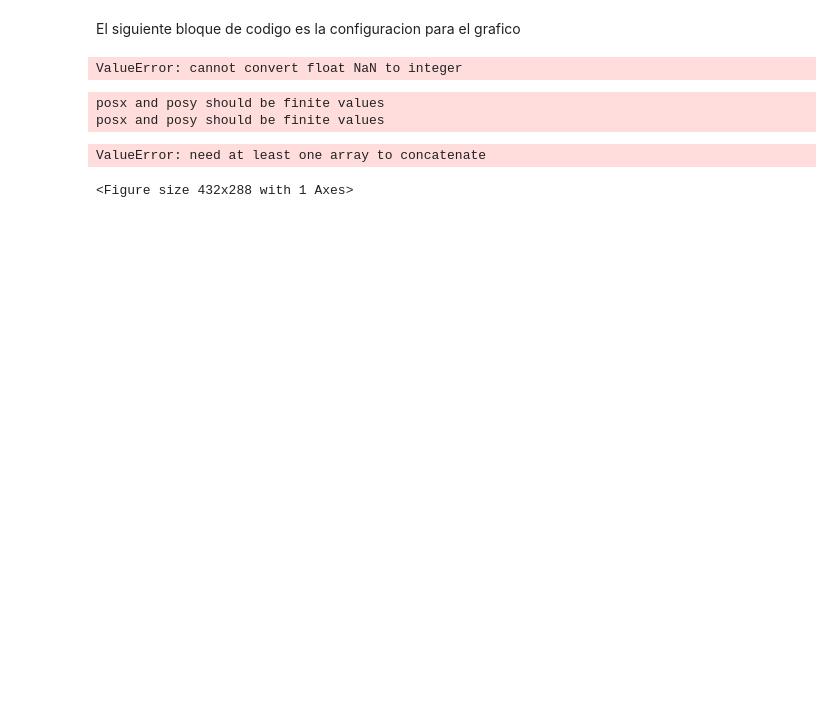
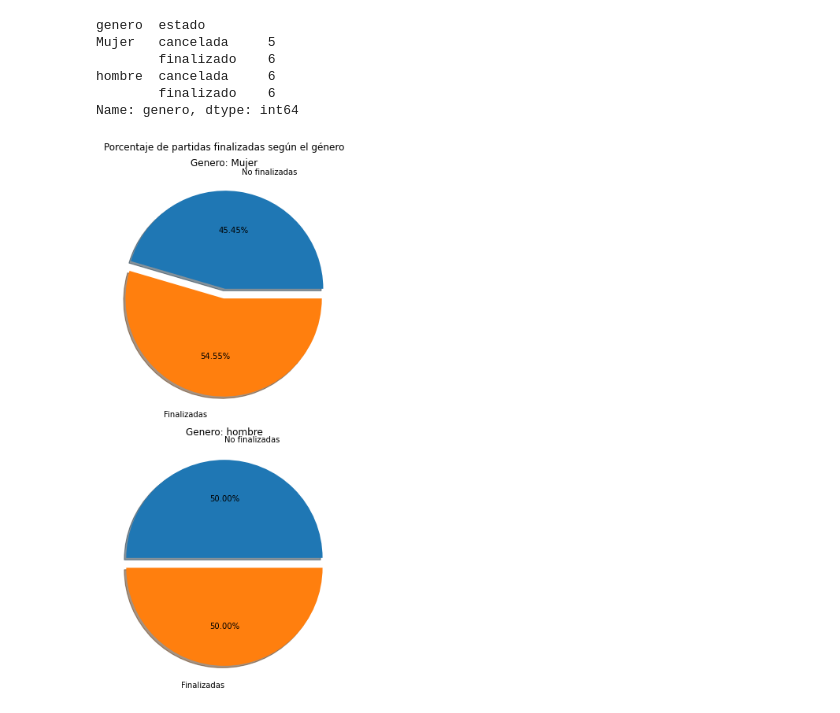
Before and after one commit to JuCenBer/FiguRace, a Jupyter notebook: estadisticas/fin_x_genero.ipynb, the cells around one changed output. Cells and saved outputs as stored; diff of their text form; code cells hidden in the pictures; blank space fills up the shorter version.

Commit message:
Corregidos y agregados graficos

```diff
--- a/estadisticas/fin_x_genero.ipynb
+++ b/estadisticas/fin_x_genero.ipynb
@@ -47,21 +19,40 @@ for usuario in usuarios_fin.keys():
-# %% [markdown]
-El siguiente bloque de codigo es la configuracion para el grafico
-# %%
-#A partir de aca es para hacer la torta
-etiquetas = ["Hombres", "Mujeres", "No Binario"]
-
-data_dibujo = [cant_hombres, cant_mujeres, cant_nobinario]
-explode = (0.1, 0.1, 0.1)
-
-plt.pie(data_dibujo, explode=explode, labels=etiquetas, autopct='%1.2f%%', shadow=True, startangle=120, labeldistance= 1.2)
-plt.axis('equal')
-plt.legend(etiquetas)
-
-plt.title("Porcentaje de partidas finalizadas por genero")
-plt.show()
-# %% [output]
-ValueError: cannot convert float NaN to integer
-posx and posy should be finite values
-posx and posy should be finite values
-ValueError: need at least one array to concatenate
-<Figure size 432x288 with 1 Axes>
+# %%
+#Obtengo los eventos finalizados por usuario
+data_set = data_set[["evento","estado", "usuarie"]]
+data_set = data_set[data_set["evento"] == "fin"]
+
+df_usuarios = pd.DataFrame.from_dict(jugadores)
+df_usuarios = df_usuarios.rename(columns = {'nick':'usuarie'})
+
+nuevo_df = pd.merge(data_set,df_usuarios,on="usuarie")
+# %%
+por_genero = nuevo_df.groupby(["genero", "estado"])["genero"].size()
+print(por_genero)
+# %% [output]
+genero  estado
+Mujer   cancelada     5
+        finalizado    6
+hombre  cancelada     6
+        finalizado    6
+Name: genero, dtype: int64
+# %%
+etiquetas = ["No finalizadas","Finalizadas"]
+
+generos = nuevo_df["genero"].unique()
+
+if len(generos) > 5: cant_graficos = 5
+else: cant_graficos = len(generos)
+
+figure, axis = plt.subplots(nrows=cant_graficos, ncols=1, figsize=(10, 10))
+
+grafico = 0
+for genero in generos:
+    axis[grafico].pie([por_genero[genero]["cancelada"], por_genero[genero]["finalizado"]],explode = (0.05, 0.05), labeldistance=1.2, labels=etiquetas, autopct='%1.2f%%', shadow=True)
+    axis[grafico].set_title('Genero: '+genero)
+    grafico += 1
+
+figure.suptitle('Porcentaje de partidas finalizadas según el género')
+figure.tight_layout()
+plt.show()
+# %% [output]
+[figure, added]
```
Also changed, not shown: parts of 3 cells of this notebook, 4 other files.
